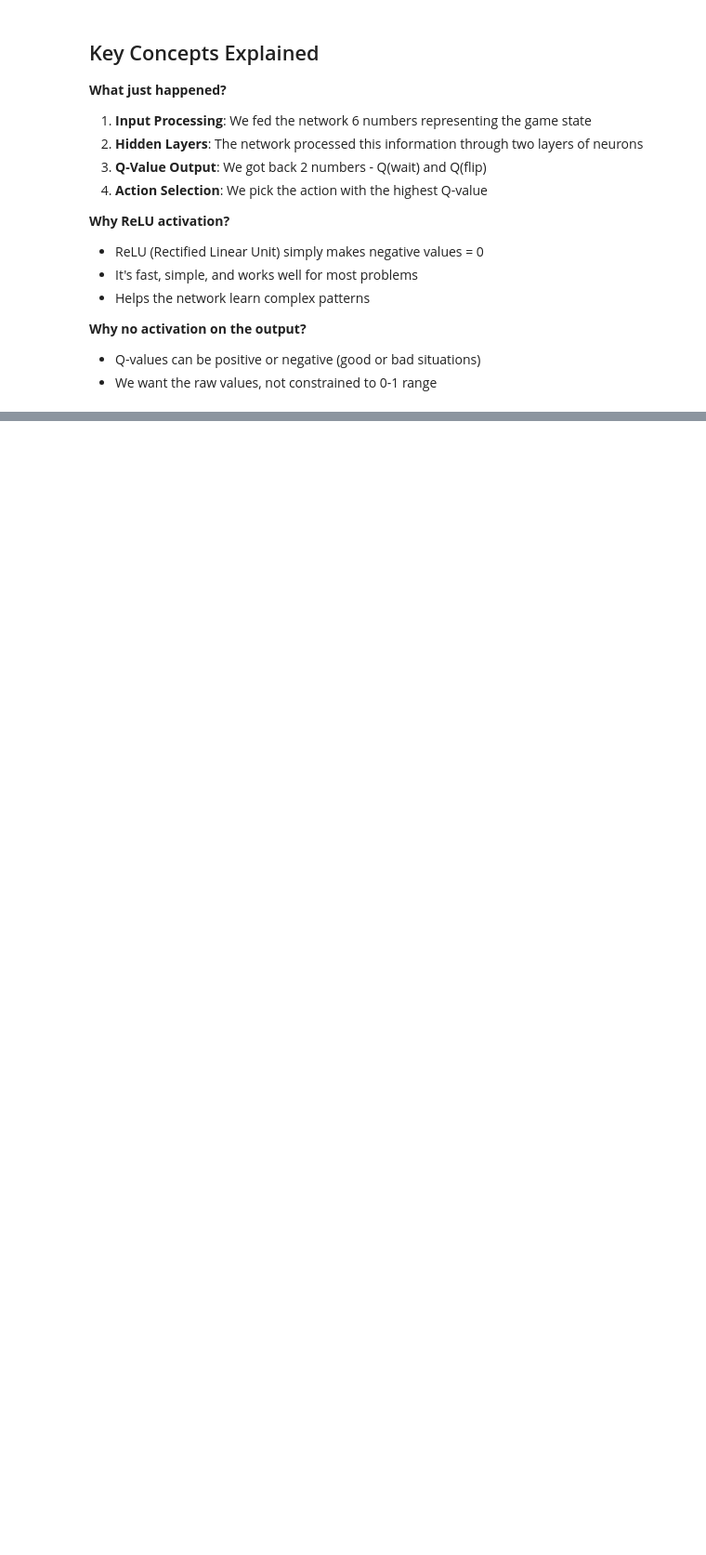
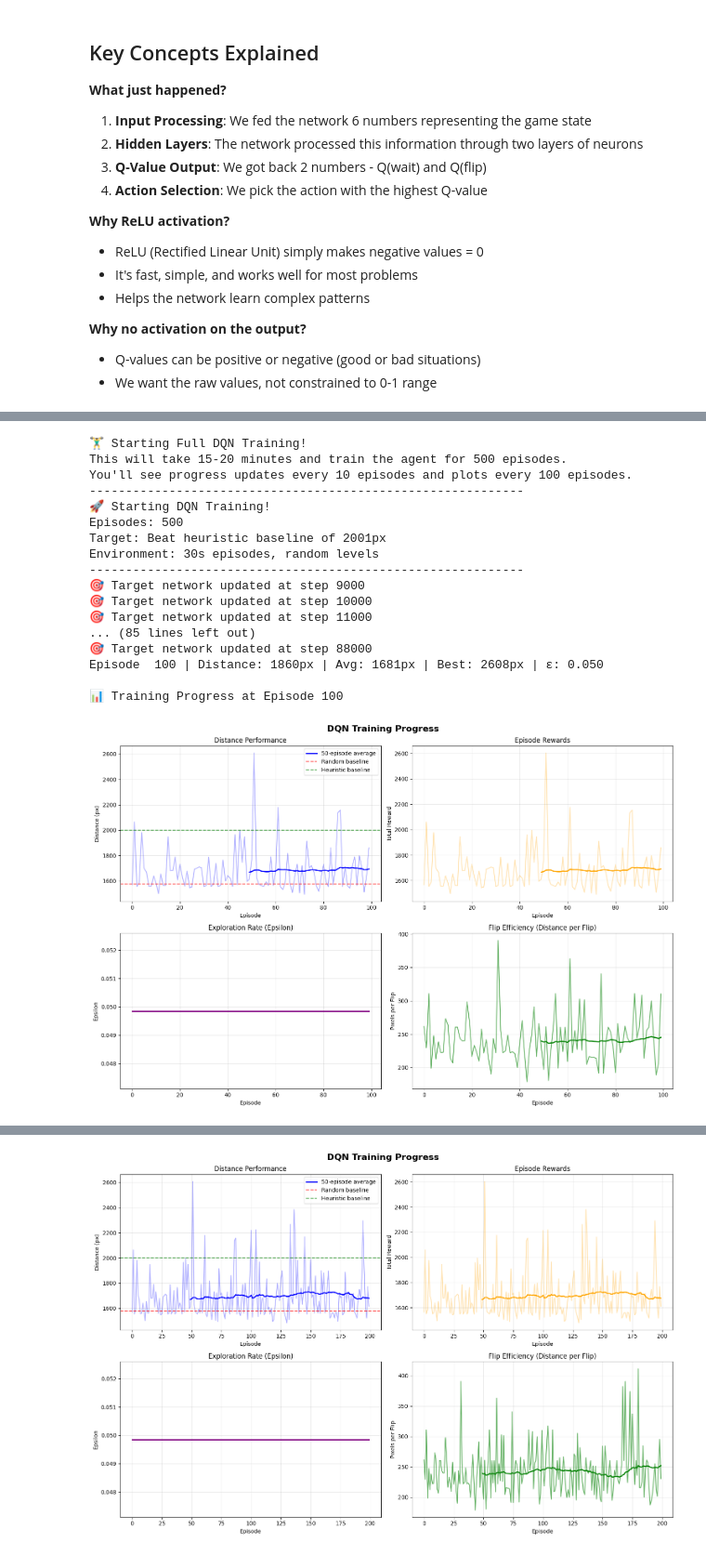
Before and after one commit to Mbaka11/Gravity-Guy-ML, a Jupyter notebook: experiments/notebooks/02_dqn_training.ipynb, the cells around one changed output, grey strips where cells are left out. Shown at 93% size. Drawn from its saved outputs; the diff is of its cells as text; code cells hidden in the pictures; blank space fills up the shorter version.

```diff
--- a/experiments/notebooks/02_dqn_training.ipynb
+++ b/experiments/notebooks/02_dqn_training.ipynb
@@ -313,0 +1278,79 @@ Step-by-step forward pass:
+# %%
+print("🏋️‍♂️ Starting Full DQN Training!")
+print("This will take 15-20 minutes and train the agent for 500 episodes.")
+print("You'll see progress updates every 10 episodes and plots every 100 episodes.")
+print("-" * 60)
+
+# Full training run
+training_monitor = train_dqn_agent(
+    agent=agent,
+    n_episodes=500,              # Full training
+    max_steps_per_episode=3600,  # 30 seconds at 120 FPS
+    print_every=10,              # Progress every 10 episodes
+    plot_every=100,              # Plots every 100 episodes
+    save_every=100               # Save model every 100 episodes
+)
+
+print("\n" + "="*80)
+print("🏆 TRAINING COMPLETE!")
+print("="*80)
+
+# Final analysis
+final_avg = np.mean(training_monitor.episode_distances[-100:])  # Last 100 episodes
+best_distance = training_monitor.best_distance
+
+print(f"\n📊 FINAL RESULTS:")
+print(f"   Best single episode:     {best_distance:,.0f}px")
+print(f"   Final 100-episode avg:   {final_avg:,.0f}px")
+print(f"   Total episodes trained:  500")
+
+print(f"\n🏅 PERFORMANCE vs BASELINES:")
+print(f"   Random baseline:         1,576px")
+print(f"   Heuristic baseline:      2,001px")
+print(f"   Your DQN agent:          {final_avg:,.0f}px")
+
+# Calculate improvements
+if final_avg > 2001:
+    improvement = (final_avg - 2001) / 2001 * 100
+    print(f"   🎉 SUCCESS! Beat heuristic by {improvement:+.1f}%!")
+elif final_avg > 1576:
+    improvement = (final_avg - 1576) / 1576 * 100
+    print(f"   ✅ Good! Beat random by {improvement:+.1f}%")
+    print(f"   📈 Try longer training to beat heuristic")
+else:
+    print(f"   📚 Agent needs more training time")
+
+print(f"\n🎮 WHAT THE AGENT LEARNED:")
+avg_flips = np.mean(training_monitor.episode_flips[-100:])
+flip_efficiency = final_avg / max(avg_flips, 1)
+print(f"   Average flips per episode: {avg_flips:.1f}")
+print(f"   Distance per flip:         {flip_efficiency:.0f}px")
+print(f"   Exploration rate:          {agent.epsilon:.3f}")
+
+# Save final model
+agent.save('dqn_gravity_guy_final.pth')
+print(f"\n💾 Final model saved as 'dqn_gravity_guy_final.pth'")
+
+print(f"\n🔬 Want to analyze further? Check the plots above and consider:")
+print(f"   - Did distance improve steadily over training?")
+print(f"   - Is the agent more efficient with flips than baselines?")
+print(f"   - How consistent is performance (low variance)?")
+# %% [output]
+🏋️‍♂️ Starting Full DQN Training!
+This will take 15-20 minutes and train the agent for 500 episodes.
+You'll see progress updates every 10 episodes and plots every 100 episodes.
+------------------------------------------------------------
+🚀 Starting DQN Training!
+Episodes: 500
+Target: Beat heuristic baseline of 2001px
+Environment: 30s episodes, random levels
+------------------------------------------------------------
+🎯 Target network updated at step 9000
+🎯 Target network updated at step 10000
+🎯 Target network updated at step 11000
+... (85 lines left out)
+🎯 Target network updated at step 88000
+Episode  100 | Distance: 1860px | Avg: 1681px | Best: 2608px | ε: 0.050
+
+📊 Training Progress at Episode 100
+[figure, added]
@@ -313,0 +1374 @@ Step-by-step forward pass:
+[figure, added]
```
Also changed, not shown: parts of 19 cells of this notebook, 17 other files.
